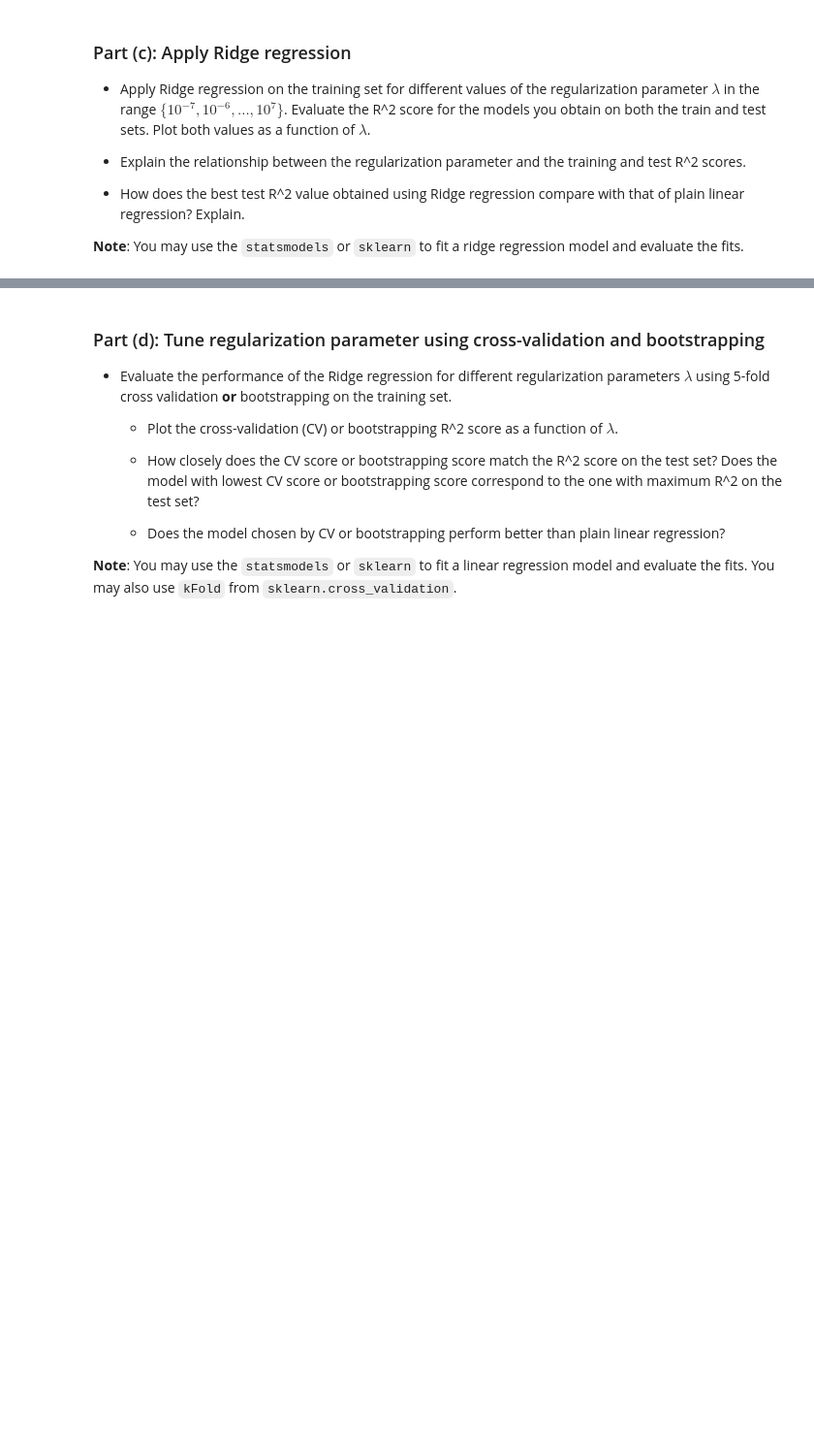
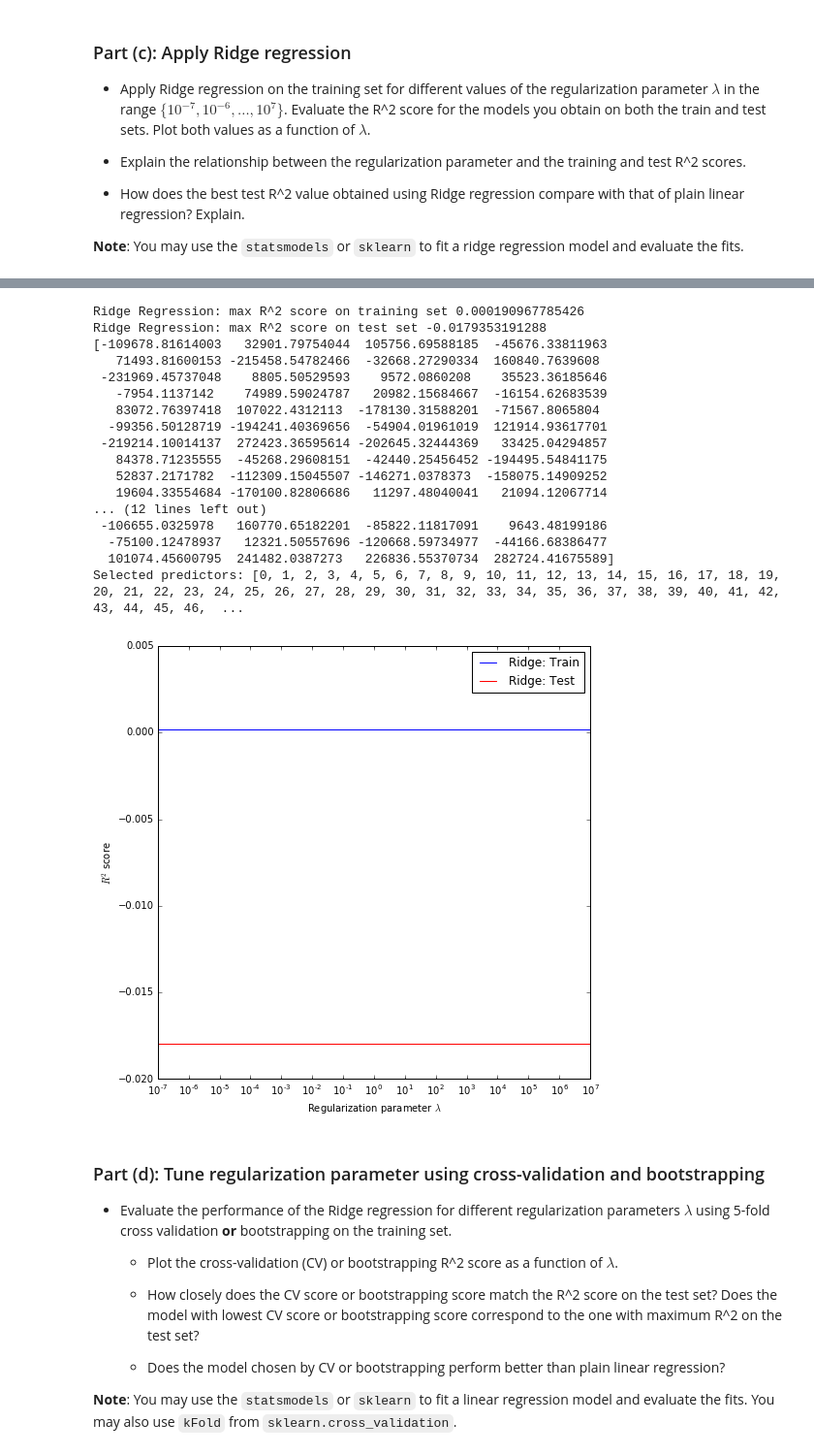
Before and after one commit to hecerinc/cs109a, a Jupyter notebook: hw4/keery_sean_cs109a_HW4.ipynb, the cells around one changed output, grey strips where cells are left out. Shown at 97% size. Saved outputs shown, nothing was run; the diff lists cells and outputs as text; code cells hidden in the pictures; blank space fills up the shorter version.

Commit message:
2d plot

```diff
--- a/hw4/keery_sean_cs109a_HW4.ipynb
+++ b/hw4/keery_sean_cs109a_HW4.ipynb
@@ -425,3 +420,46 @@ Predictors that are assigned non-zero coefficients are: [0, 4, 7, 8, 9]
+# %%
+# Plot train an test R-squared as a function parameter value
+fig, ax = plt.subplots(1, 1, figsize=(8, 8))
+
+# ax.axhline(y = test_r_squared_plain, c='g', label = 'Plain Regression')
+ax.semilogx(10.0**lambdas, (train_r_squared), c='b', label='Ridge: Train')
+ax.semilogx(10.0**lambdas, (test_r_squared), c='r', label='Ridge: Test')
+
+
+ax.set_xlabel('Regularization parameter $\lambda$')
+ax.set_ylabel(r'$R^2$ score')
+
+#ax.set_ylim((test_r_squared_plain-0.2, 1.2))
+ax.legend(loc = 'best')
+
+print 'Ridge Regression: max R^2 score on training set', max(train_r_squared)
+print 'Ridge Regression: max R^2 score on test set', max(test_r_squared)
+
+reg = Lasso_Reg(alpha =lambdas[np.argmax(test_r_squared)])
+reg.fit(x_train, y_train)
+coefficients = reg.coef_
+print coefficients
+print  'Selected predictors:', [i for i, item in enumerate(coefficients) if abs(item) > 0]
+plt.show()
+# %% [output]
+Ridge Regression: max R^2 score on training set 0.000190967785426
+Ridge Regression: max R^2 score on test set -0.0179353191288
+[-109678.81614003   32901.79754044  105756.69588185  -45676.33811963
+   71493.81600153 -215458.54782466  -32668.27290334  160840.7639608
+ -231969.45737048    8805.50529593    9572.0860208    35523.36185646
+   -7954.1137142    74989.59024787   20982.15684667  -16154.62683539
+   83072.76397418  107022.4312113  -178130.31588201  -71567.8065804
+  -99356.50128719 -194241.40369656  -54904.01961019  121914.93617701
+ -219214.10014137  272423.36595614 -202645.32444369   33425.04294857
+   84378.71235555  -45268.29608151  -42440.25456452 -194495.54841175
+   52837.2171782  -112309.15045507 -146271.0378373  -158075.14909252
+   19604.33554684 -170100.82806686   11297.48040041   21094.12067714
+... (12 lines left out)
+ -106655.0325978   160770.65182201  -85822.11817091    9643.48199186
+  -75100.12478937   12321.50557696 -120668.59734977  -44166.68386477
+  101074.45600795  241482.0387273   226836.55370734  282724.41675589]
+Selected predictors: [0, 1, 2, 3, 4, 5, 6, 7, 8, 9, 10, 11, 12, 13, 14, 15, 16, 17, 18, 19, 20, 21, 22, 23, 24, 25, 26, 27, 28, 29, 30, 31, 32, 33, 34, 35, 36, 37, 38, 39, 40, 41, 42, 43, 44, 45, 46,  ...
+[figure, added]
 # %% [markdown]
 ### Part (d): Tune regularization parameter using cross-validation and bootstrapping
 -  Evaluate the performance of the Ridge regression for different regularization parameters $\lambda$ using 5-fold cross validation **or** bootstrapping on the training set.
```
Also changed, not shown: parts of 1 cell of this notebook.
